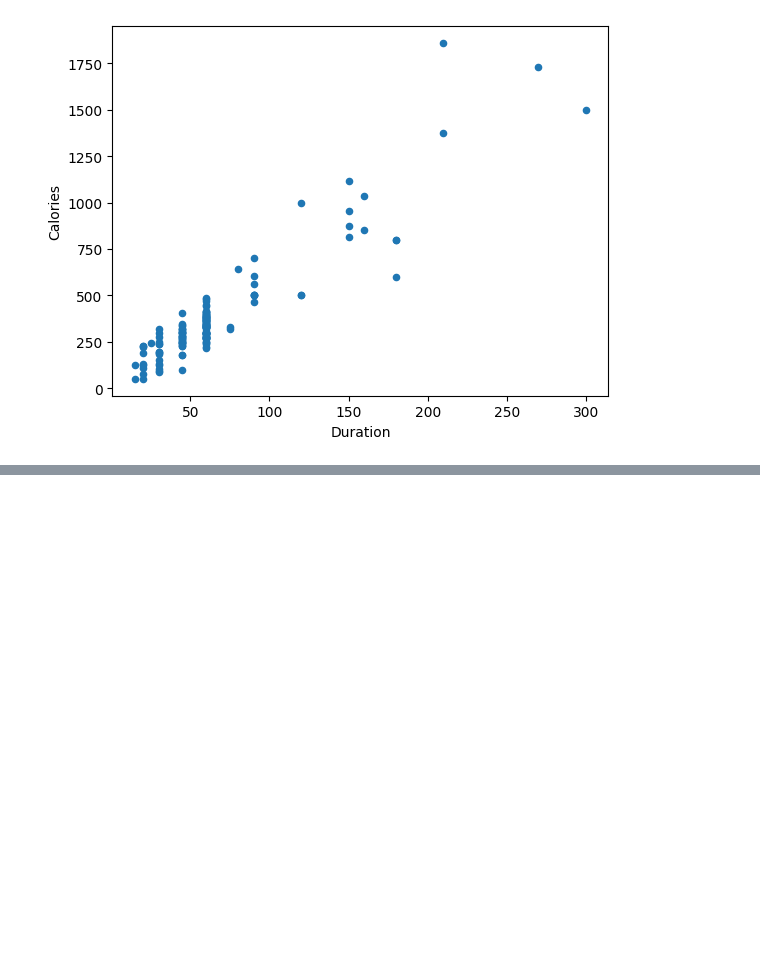
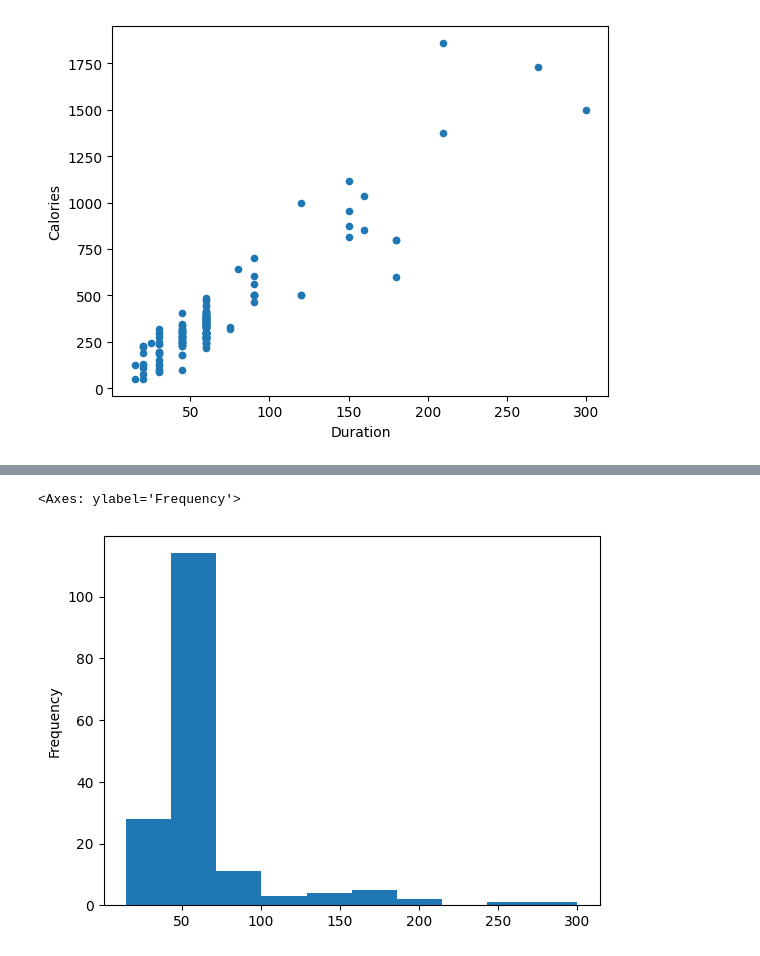
Before and after one commit to Dhanraj-SH/Pandas, a Jupyter notebook: Advanced/Plotting.ipynb, the cells around one changed output, grey strips where cells are left out. Drawn from its saved outputs; the diff is of its cells as text; code cells hidden in the pictures; blank space fills up the shorter version.

```diff
--- a/Advanced/Plotting.ipynb
+++ b/Advanced/Plotting.ipynb
@@ -33,0 +48,5 @@ While we were getting to know about the correlation we got to know that
+# %%
+df["Duration"].plot(kind = 'hist')
+# %% [output]
+<Axes: ylabel='Frequency'>
+[figure, added]
```
Also changed, not shown: parts of 3 cells of this notebook.
